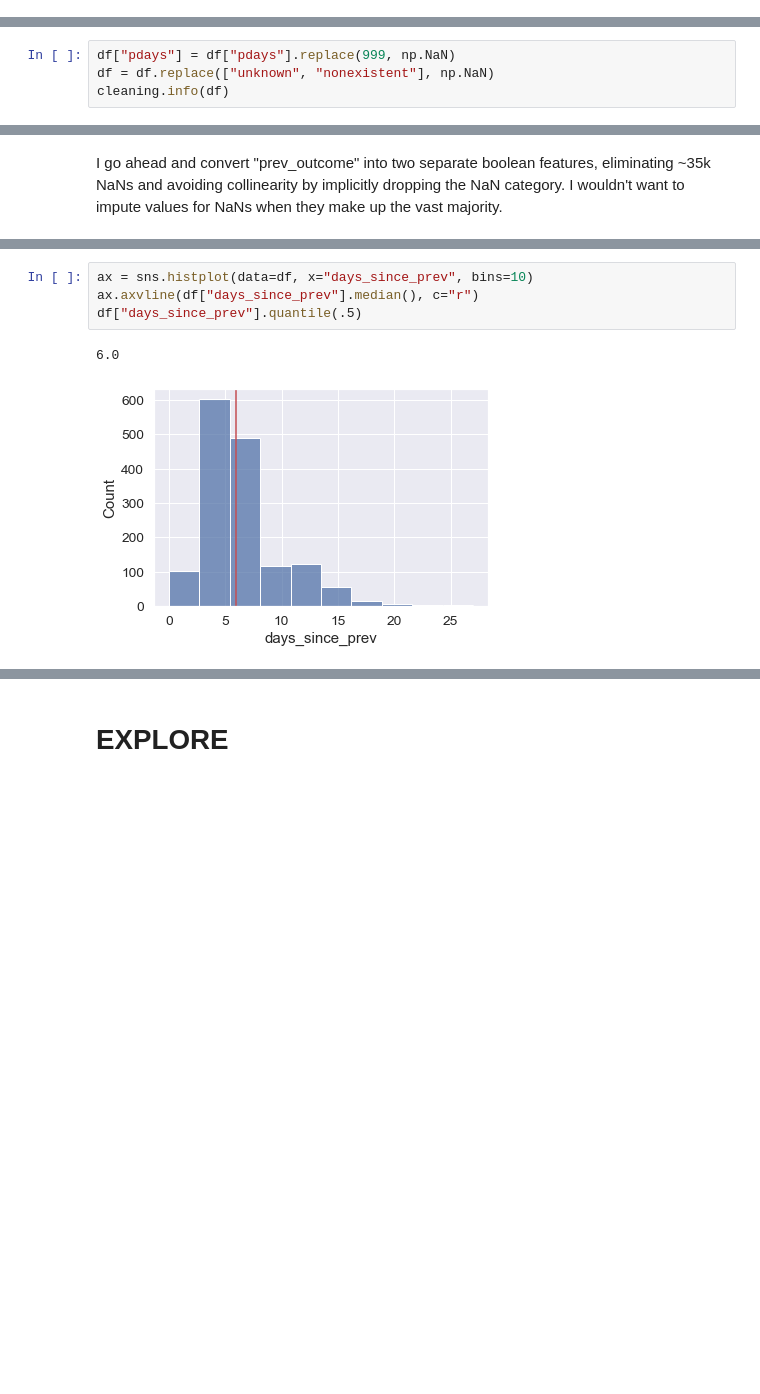
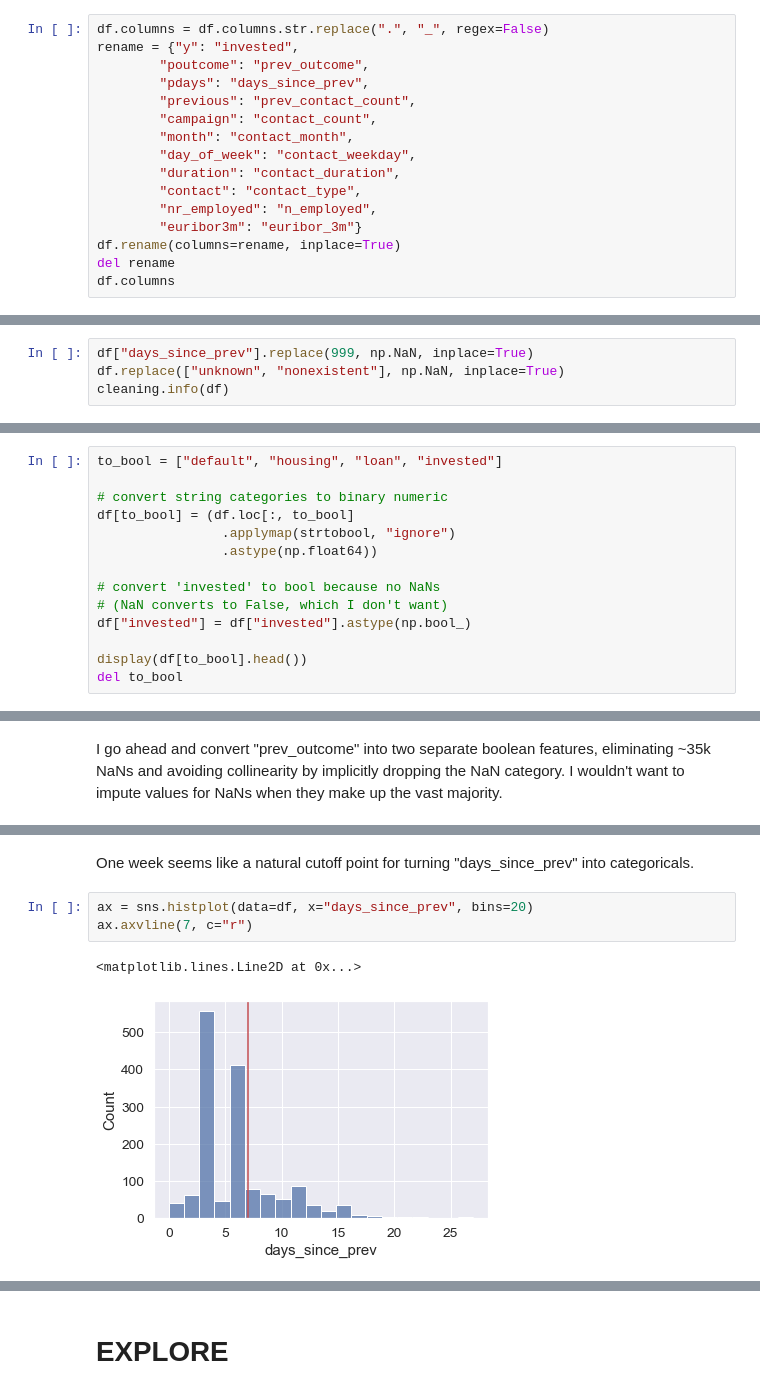
Before and after one commit to ndgigliotti/dsc-phase-3-project, a Jupyter notebook: index.ipynb, the cells around one changed output, grey strips where cells are left out. Saved outputs shown, nothing was run; the diff lists cells and outputs as text; blank space fills up the shorter version.

Commit message:
more categorical cleaning

```diff
--- a/index.ipynb
+++ b/index.ipynb
@@ -90,0 +93,16 @@ dtype: int64
+# %%
+df.columns = df.columns.str.replace(".", "_", regex=False)
+rename = {"y": "invested",
+        "poutcome": "prev_outcome",
+        "pdays": "days_since_prev",
+        "previous": "prev_contact_count",
+        "campaign": "contact_count",
+        "month": "contact_month",
+        "day_of_week": "contact_weekday",
+        "duration": "contact_duration",
+        "contact": "contact_type",
+        "nr_employed": "n_employed",
+        "euribor3m": "euribor_3m"}
+df.rename(columns=rename, inplace=True)
+del rename
+df.columns
@@ -91,6 +116,6 @@ dtype: int64
 # %%
-df["pdays"] = df["pdays"].replace(999, np.NaN)
-df = df.replace(["unknown", "nonexistent"], np.NaN)
+df["days_since_prev"].replace(999, np.NaN, inplace=True)
+df.replace(["unknown", "nonexistent"], np.NaN, inplace=True)
 cleaning.info(df)
 # %% [output]
 |  | nan | nan_% | uniq | uniq_% | dup | dup_% |
@@ -179,0 +176,14 @@ df.drop_duplicates(inplace=True)
+# %%
+to_bool = ["default", "housing", "loan", "invested"]
+
+# convert string categories to binary numeric
+df[to_bool] = (df.loc[:, to_bool]
+                .applymap(strtobool, "ignore")
+                .astype(np.float64))
+
+# convert 'invested' to bool because no NaNs
+# (NaN converts to False, which I don't want)
+df["invested"] = df["invested"].astype(np.bool_)
+
+display(df[to_bool].head())
+del to_bool
@@ -194,7 +227,8 @@ df[["prev_success", "prev_failure"]].head()
+# %% [markdown]
+One week seems like a natural cutoff point for turning "days_since_prev" into categoricals.
 # %%
-ax = sns.histplot(data=df, x="days_since_prev", bins=10)
-ax.axvline(df["days_since_prev"].median(), c="r")
-df["days_since_prev"].quantile(.5)
+ax = sns.histplot(data=df, x="days_since_prev", bins=20)
+ax.axvline(7, c="r")
 # %% [output]
-6.0
+<matplotlib.lines.Line2D at 0x...>
-[figure, old version]
+[figure, new version]
```
Also changed, not shown: parts of 20 cells of this notebook.
